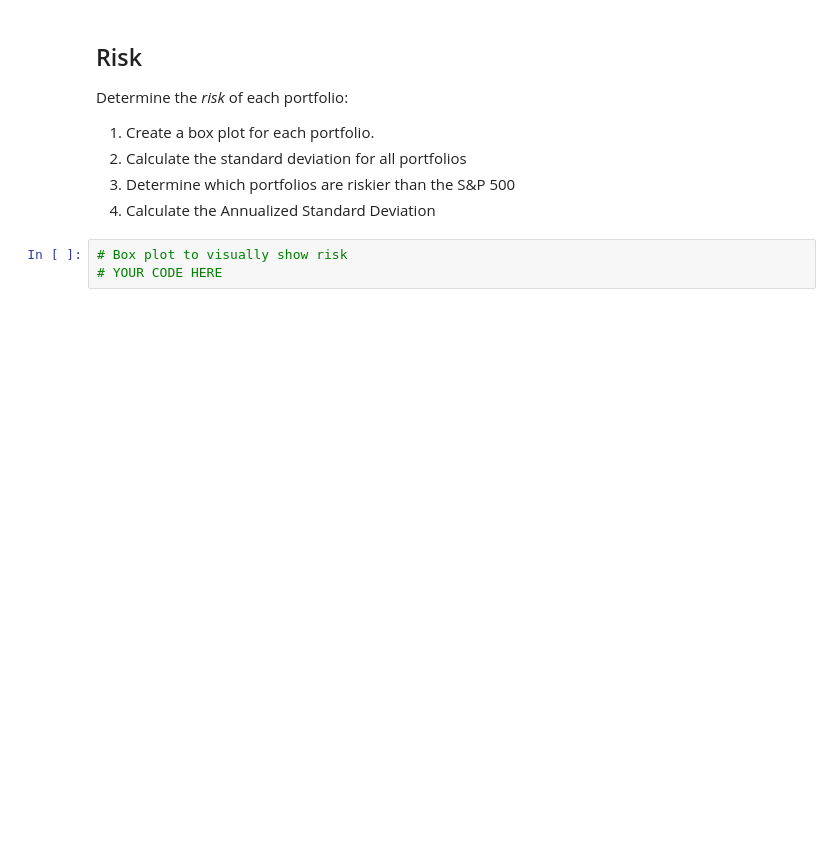
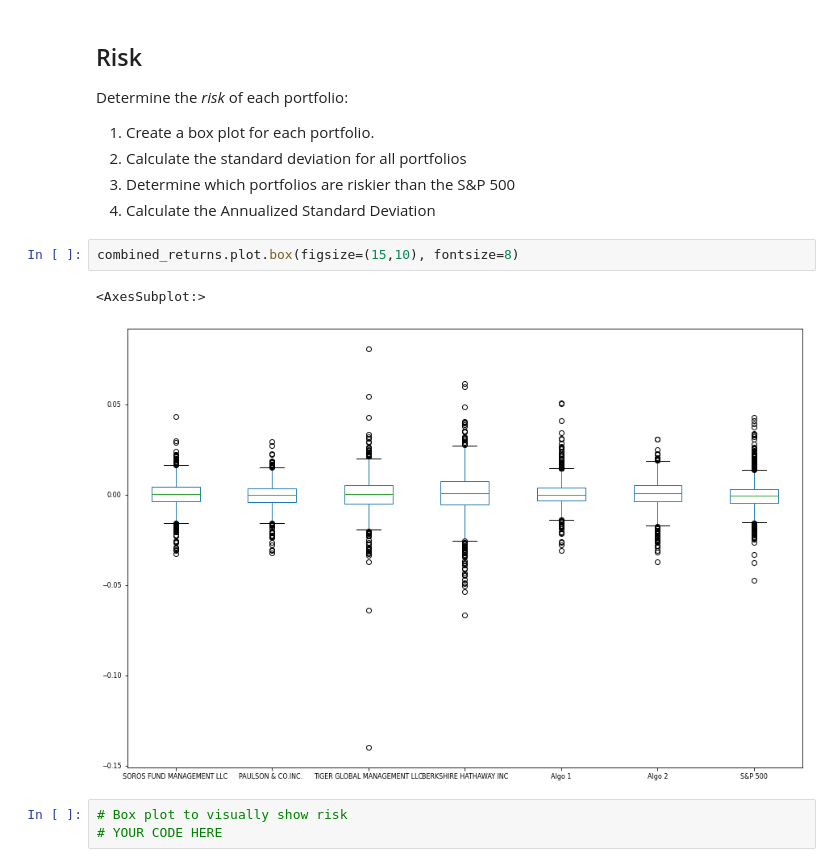
Before and after one commit to sudo-August/pandas-homework, a Jupyter notebook: whale_analysis.ipynb, the cells around one changed output. Drawn from its saved outputs; the diff is of its cells as text; blank space fills up the shorter version.

```diff
--- a/whale_analysis.ipynb
+++ b/whale_analysis.ipynb
@@ -252,6 +252,11 @@ Determine the _risk_ of each portfolio:
 2. Calculate the standard deviation for all portfolios
 4. Determine which portfolios are riskier than the S&P 500
 5. Calculate the Annualized Standard Deviation
+# %%
+combined_returns.plot.box(figsize=(15,10), fontsize=8)
+# %% [output]
+<AxesSubplot:>
+[figure, added]
 # %%
 # Box plot to visually show risk
 # YOUR CODE HERE
```
Also changed, not shown: parts of 2 cells of this notebook.
